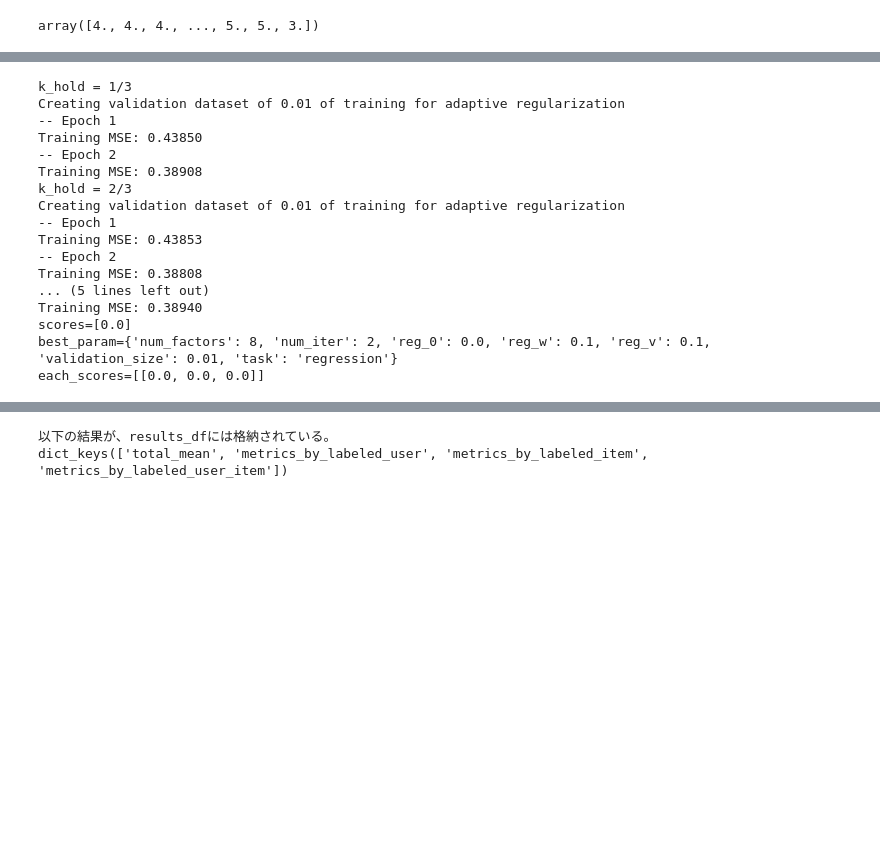
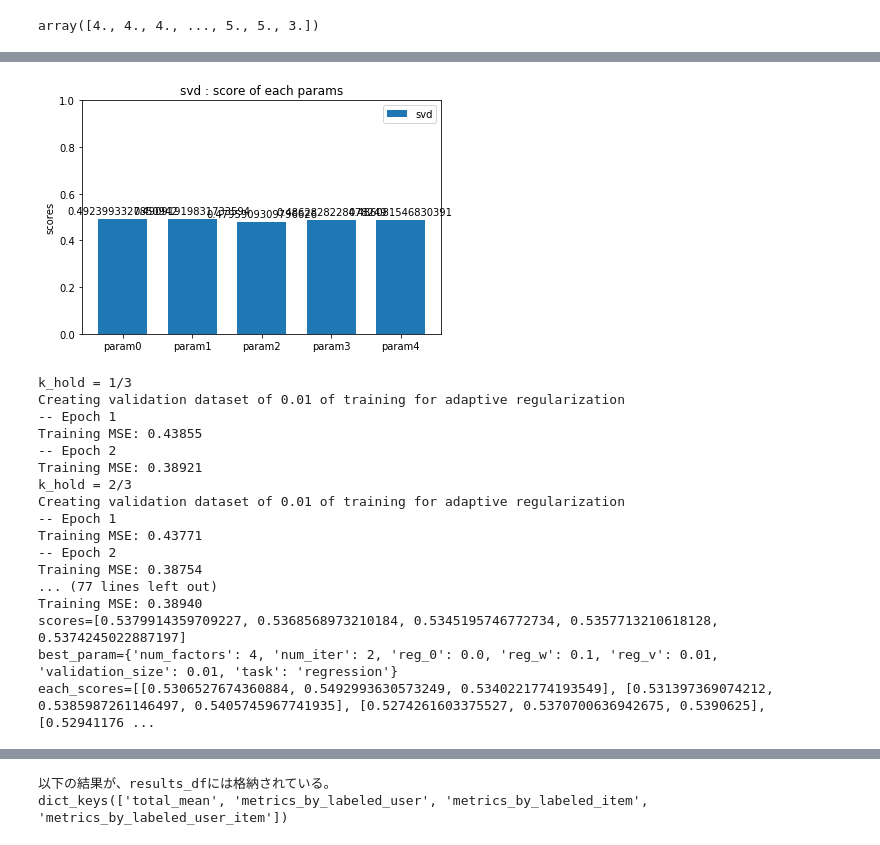
Before and after one commit to uchida-takumi/thesis_20190715, a Jupyter notebook: work_googlecolab.ipynb, the cells around one changed output, grey strips where cells are left out. Drawn from its saved outputs; the diff is of its cells as text; code cells hidden in the pictures; blank space fills up the shorter version.

```diff
--- a/work_googlecolab.ipynb
+++ b/work_googlecolab.ipynb
@@ -159,9 +261,9 @@ wrapper = surprise_algo_wrapper
 params = [
         {'n_factors':4,   'reg_all':0.010},
         {'n_factors':8,   'reg_all':0.010}, # the BEST
-        #{'n_factors':16,   'reg_all':0.010},
-        #{'n_factors':8,   'reg_all':0.001},
-        #{'n_factors':8,   'reg_all':0.100},
+        {'n_factors':16,   'reg_all':0.010},
+        {'n_factors':8,   'reg_all':0.001},
+        {'n_factors':8,   'reg_all':0.100},
         ]
 models = [wrapper(model_module(**param)) for param in params]
 best_indice, scores, each_scores = grid_search(X, y, models)
@@ -181,3 +292,15 @@ each_scores=[[0.4892032762472077, 0.4968152866242038, 0.49117943548387094], [0.4
+# %%
+# pramasごとのグリットサーチのスコアを確認します。
+grouped_bar_chart(
+                  [scores],
+                  data_labels=['svd'],
+                  xticklabels=['param'+str(i) for i,p in enumerate(params)],
+                  title='svd',
+                  ylabel='scores',
+                  ylim=(0,1)
+                  )
+# %% [output]
+[figure, added]
 # %%
 #  BaseLine である factorization machine　のパラメータチューニング
 from pyfm.pylibfm import FM # factorization machine
@@ -212,10 +335,11 @@ wrapper = pyfm_model_wrapper
 '''
 
 params = [
-        #{'num_factors':2, 'num_iter':2, 'reg_0':0.0, 'reg_w':0.10, 'reg_v':0.10, 'validation_size':0.01, 'task':'regression'},
-        #{'num_factors':4, 'num_iter':2, 'reg_0':0.0, 'reg_w':0.10, 'reg_v':0.10, 'validation_size':0.01, 'task':'regression'},
-        {'num_factors':8, 'num_iter':2, 'reg_0':0.0, 'reg_w':0.10, 'reg_v':0.10, 'validation_size':0.01, 'task':'regression'},
-        #{'num_factors':16, 'num_iter':2, 'reg_0':0.0, 'reg_w':0.10, 'reg_v':0.10, 'validation_size':0.01, 'task':'regression'},
+        {'num_factors':4, 'num_iter':2, 'reg_0':0.0, 'reg_w':0.10, 'reg_v':0.010, 'validation_size':0.01, 'task':'regression'},
+        {'num_factors':8, 'num_iter':2, 'reg_0':0.0, 'reg_w':0.10, 'reg_v':0.010, 'validation_size':0.01, 'task':'regression'},
+        {'num_factors':16, 'num_iter':2, 'reg_0':0.0, 'reg_w':0.10, 'reg_v':0.010, 'validation_size':0.01, 'task':'regression'},
+        {'num_factors':8, 'num_iter':2, 'reg_0':0.0, 'reg_w':0.10, 'reg_v':0.001, 'validation_size':0.01, 'task':'regression'},
+        {'num_factors':8, 'num_iter':2, 'reg_0':0.0, 'reg_w':0.10, 'reg_v':0.100, 'validation_size':0.01, 'task':'regression'},
 ]
 models = [wrapper(model_module(**param)) for param in params]
 best_indice, scores, each_scores = grid_search(X, y, models)
@@ -226,17 +350,17 @@ print('each_scores={}'.format(each_scores))
 k_hold = 1/3
 Creating validation dataset of 0.01 of training for adaptive regularization
 -- Epoch 1
-Training MSE: 0.43850
+Training MSE: 0.43855
 -- Epoch 2
-Training MSE: 0.38908
+Training MSE: 0.38921
 k_hold = 2/3
 Creating validation dataset of 0.01 of training for adaptive regularization
 -- Epoch 1
-Training MSE: 0.43853
+Training MSE: 0.43771
 -- Epoch 2
-Training MSE: 0.38808
-... (5 lines left out)
+Training MSE: 0.38754
+... (77 lines left out)
 Training MSE: 0.38940
-scores=[0.0]
-best_param={'num_factors': 8, 'num_iter': 2, 'reg_0': 0.0, 'reg_w': 0.1, 'reg_v': 0.1, 'validation_size': 0.01, 'task': 'regression'}
-each_scores=[[0.0, 0.0, 0.0]]
+scores=[0.5379914359709227, 0.5368568973210184, 0.5345195746772734, 0.5357713210618128, 0.5374245022887197]
+best_param={'num_factors': 4, 'num_iter': 2, 'reg_0': 0.0, 'reg_w': 0.1, 'reg_v': 0.01, 'validation_size': 0.01, 'task': 'regression'}
+each_scores=[[0.5306527674360884, 0.5492993630573249, 0.5340221774193549], [0.531397369074212, 0.5385987261146497, 0.5405745967741935], [0.5274261603375527, 0.5370700636942675, 0.5390625], [0.52941176 ...
```
Also changed, not shown: parts of 16 cells of this notebook, 2 other files.
